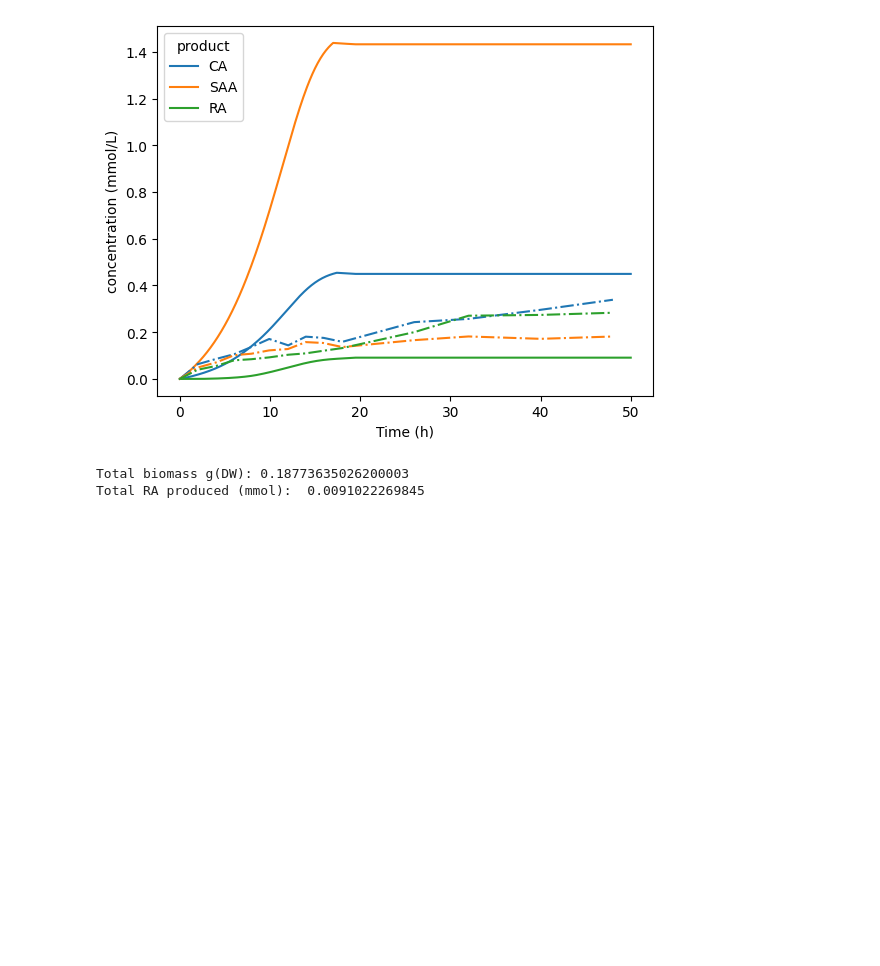
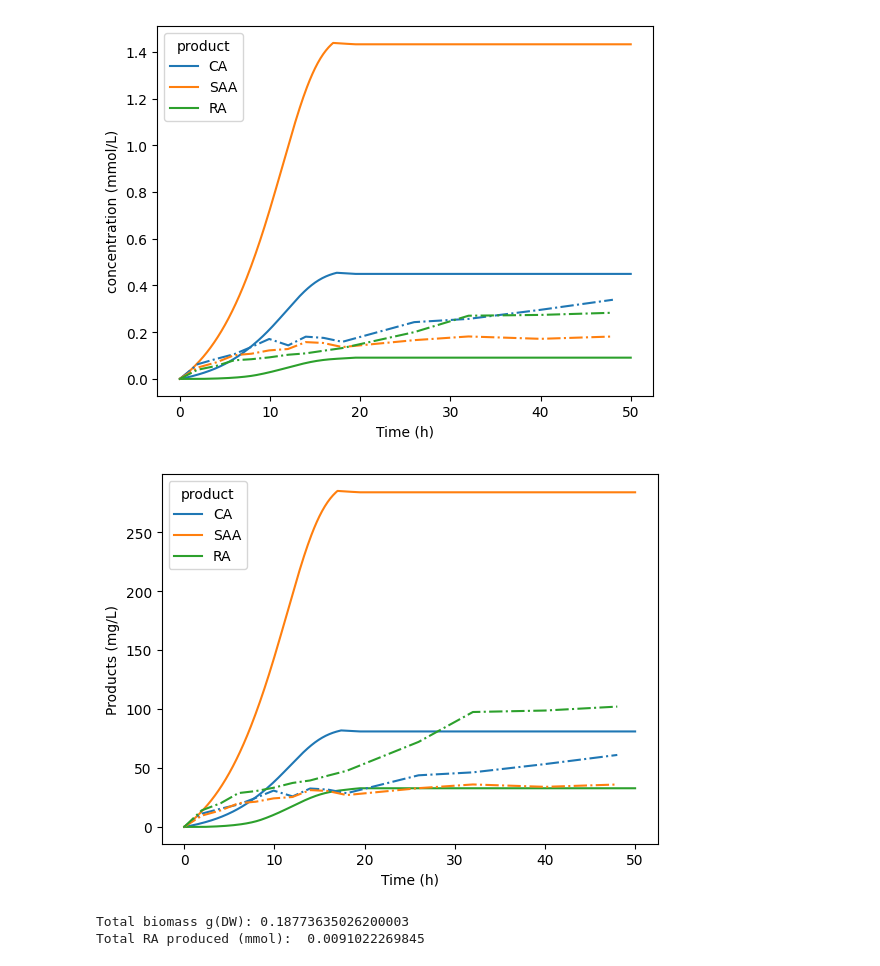
Before and after one commit to andreastallvik/BIOTBT3900, a Jupyter notebook: community_modelling/RAsynthesis/results_glc_tri.ipynb, the cells around one changed output. Saved outputs shown, nothing was run; the diff lists cells and outputs as text; code cells hidden in the pictures; blank space fills up the shorter version.

Commit message:
mg figure for gl triculture

```diff
--- a/community_modelling/RAsynthesis/results_glc_tri.ipynb
+++ b/community_modelling/RAsynthesis/results_glc_tri.ipynb
@@ -241,6 +241,68 @@ plot_production_time_course(sim.get_metabolite_time_series(), conc_df, double_ax
 plt.savefig('results/figures/cal2_sal9_mam2/products_time_course.svg', format='svg')
 # %% [output]
 [figure]
+# %%
+# made a bit quickly cause I wanted a figure with mg/L units
+
+import matplotlib.pyplot as plt
+import seaborn as sns
+
+def mmol_to_mg_L(mmol, product = "RA"):
+        """Helper function"""
+
+        if product=="RA":
+            MM = 360.3148
+        elif product=="CA":
+            MM = 180.1574
+        elif product=="SAA":
+            MM = 198.1727
+
+        mg = mmol*MM
+        mg_L = mg/0.1
+        return mg_L
+
+exp_data = conc_df
+
+double_axis=False
+
+products_df = sim.get_metabolite_time_series().copy()
+
+keep_cols = ["saa_e", "34dhcinm_e", "rosma_e", "cycle"]
+
+products_df = products_df[keep_cols].copy()
+products_df["time"] = products_df["cycle"]*0.1
+products_df.drop(columns=["cycle"], inplace=True)
+
+products_df.rename(columns={"saa_e": "SAA", "34dhcinm_e": "CA", "rosma_e": "RA"}, inplace=True)
+
+products_df['SAA'] = mmol_to_mg_L(products_df['SAA'], 'SAA')
+products_df['RA'] = mmol_to_mg_L(products_df['RA'], 'RA')
+products_df['CA'] = mmol_to_mg_L(products_df['CA'], 'CA')
+
+plot_df = products_df.melt(id_vars="time", value_vars=["SAA", "CA", "RA"], value_name="concentration", var_name="product")
+
+fig, ax1 = plt.subplots()
+
+# lineplot on the first y-axis (ax1)
+sns.lineplot(data=plot_df, x="time", y="concentration", hue="product", hue_order=["CA", "SAA", "RA"], ax=ax1)
+ax1.set_xlabel("Time (h)")
+ax1.set_ylabel("simulated concentration (mg/L)")
+
+if exp_data is not None:
+
+    if double_axis:
+        # create a second y-axis (ax2) and plot exp. data on it
+        ax2 = ax1.twinx()
+        sns.lineplot(data=exp_data, x="time", y="concentration", hue="product", hue_order=["CA", "SAA", "RA"], ax=ax2, linestyle ="-.", legend=False)
+        ax2.set_ylabel("measured concentration (mg/L)")
+    else:
+        # plot on the same axis
+        sns.lineplot(data=exp_data, x="time", y="concentration", hue="product", hue_order=["CA", "SAA", "RA"], ax=ax1, linestyle ="-.", legend=False)
+        ax1.set_ylabel("Products (mg/L)")
+
+plt.savefig('results/figures/cal2_sal9_mam2/products_time_course_mg.svg', format='svg')
+# %% [output]
+[figure, added]
 # %%
 print("Total biomass g(DW):", sum(sim.total_biomass.drop(columns=["cycle"], inplace=False).iloc[-1]))
 print("Total RA produced (mmol): ", sim.get_metabolite_time_series()["rosma_e"].iloc[-1])
```
Also changed, not shown: 1 other file.
